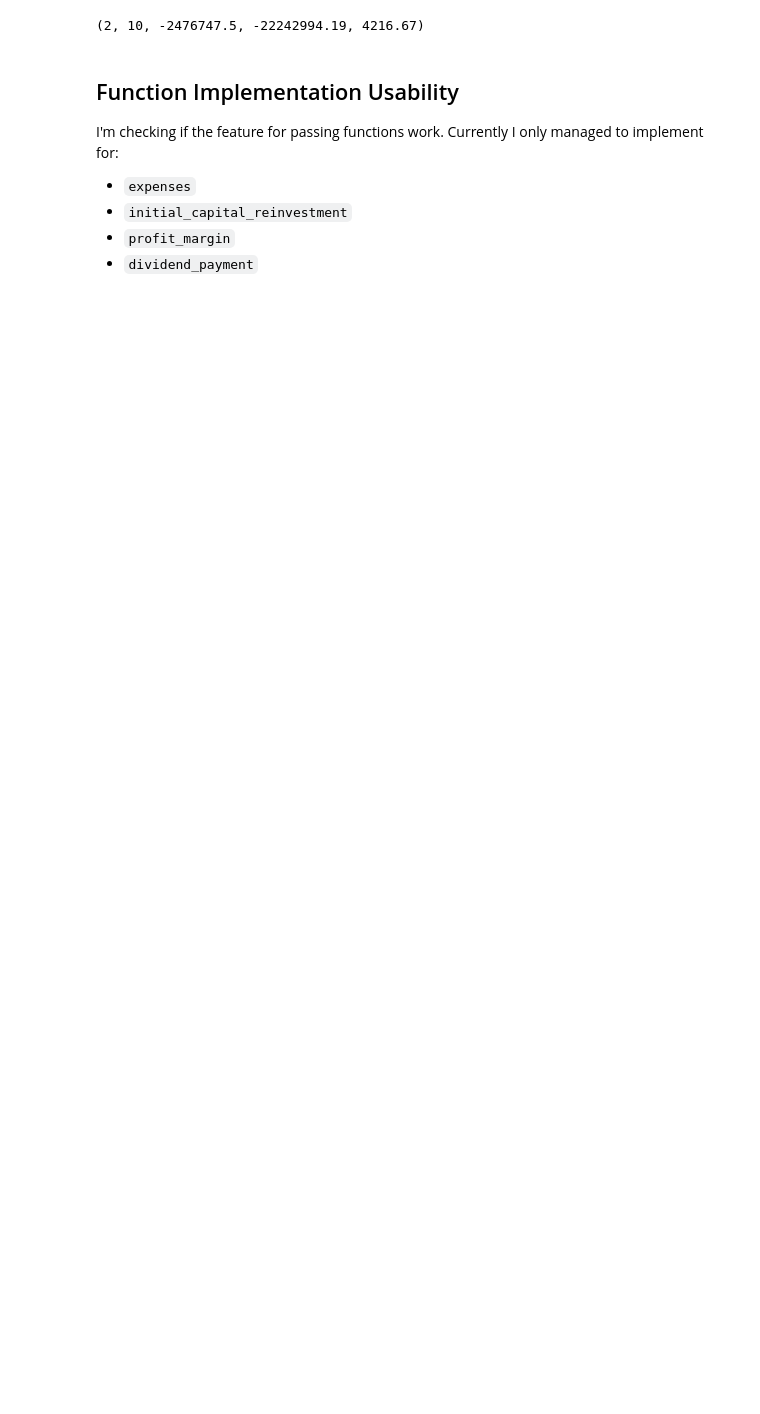
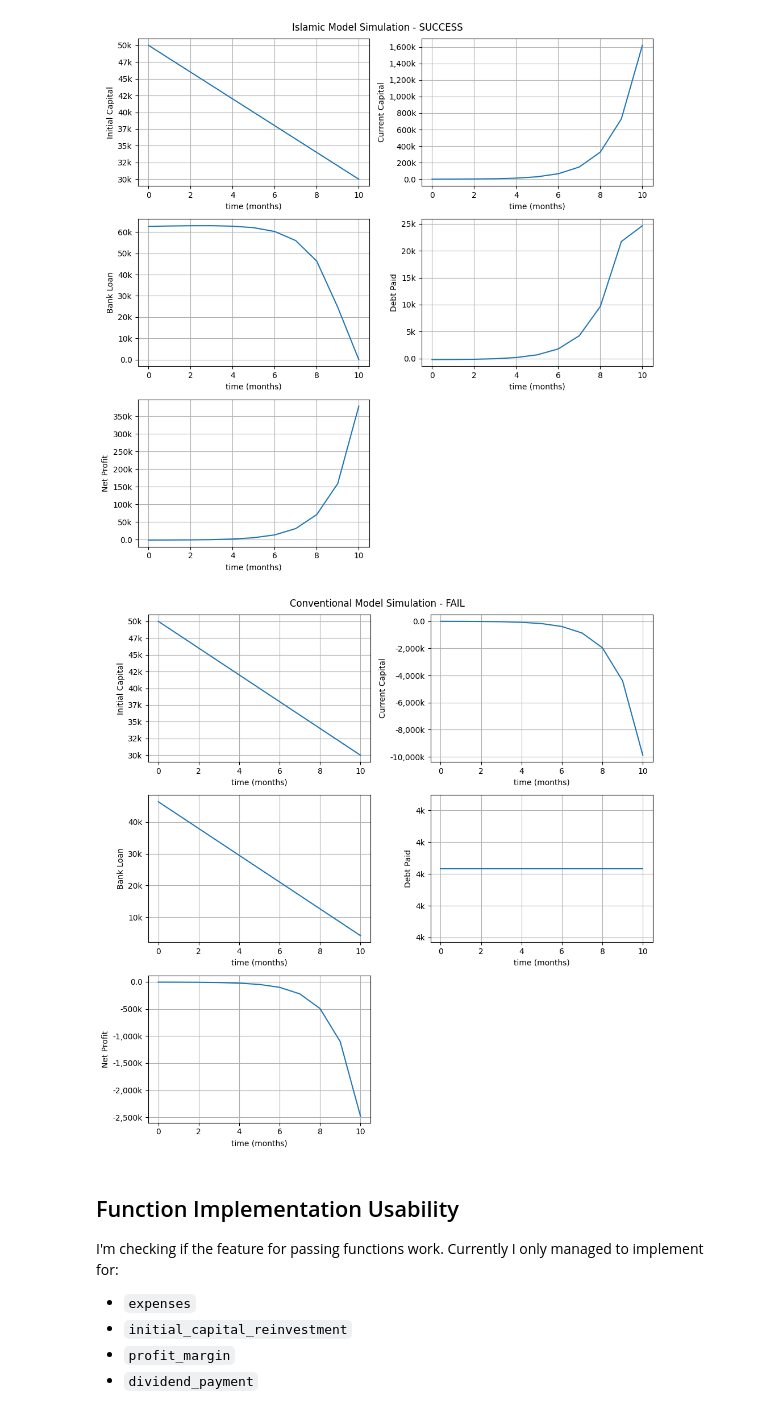
Before and after one commit to AriqAhmer/banking-system-modelling, a Jupyter notebook: finance_modelling_personal_tests.ipynb, the cells around one changed output. Saved outputs shown, nothing was run; the diff lists cells and outputs as text; code cells hidden in the pictures; blank space fills up the shorter version.

```diff
--- a/finance_modelling_personal_tests.ipynb
+++ b/finance_modelling_personal_tests.ipynb
@@ -35,36 +35,37 @@ model_conventional = ConventionalModel(
     current_capital=CURRENT_CAPITAL,
     profit_margin=PROFIT_MARGIN,
     expenses=EXPENSES,
     interest_rate=INTEREST_RATE,
     loan_period=LOAN_PERIOD,
     initial_capital_reinvestment=INITIAL_CAPITAL_REINVESTMENT
 )
 
 # simulating the models
 model_islamic.simulate(time_period=SIMULATION_TIME, grace_period=GRACE_PERIOD)
 model_conventional.simulate(time_period=SIMULATION_TIME, grace_period=GRACE_PERIOD)
 
-# _ = model_islamic.simulation_graphs()
-# _ = model_conventional.simulation_graphs()
+_ = model_islamic.simulation_graphs()
+_ = model_conventional.simulation_graphs()
 # %% [output]
 ISLAMIC BANK SIMULATION
 Bank Capital: 50,000.00 | Bank Loan (@25.00%): 62,500.00
 
 ---------END OF SIMULATION----------
 Status: SUCCESS
 Total period of payment t = 10 months | Within grace period
 
 Loan Remaining: 0.00 | Loan Paid: 62,500.00
 Profit made (@25.00%): 405,513.45 | Final bank payment (@12.00%): 24,629.82 | Net profit: 378,883.62
 Amount Reinvested: 3,620,991.20
 
 
 ... (6 lines left out)
 
 Loan Remaining: 4,216.67 | Loan Paid: 46,383.33
 Profit made (@25.00%): -2,470,530.84 | Final bank payment (@1.20%): 4,216.67 | Net profit: -2,476,747.50
 Amount Reinvested: -22,242,994.19
-(2, 10, -2476747.5, -22242994.19, 4216.67)
+[figure, added]
+[figure, added]
 # %% [markdown]
 ## Function Implementation Usability
 I'm checking if the feature for passing functions work. Currently I only managed to implement for:
```
Also changed, not shown: parts of 3 cells of this notebook.
